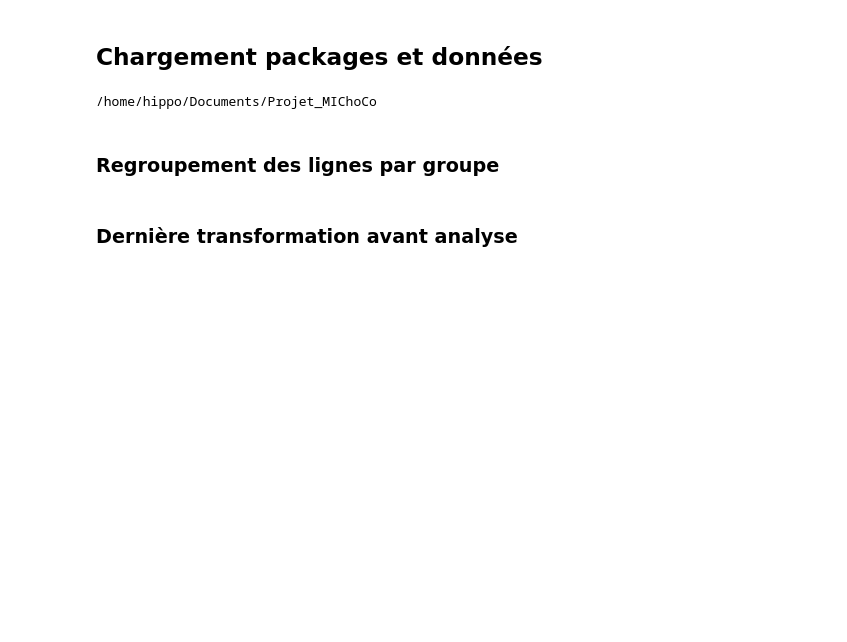
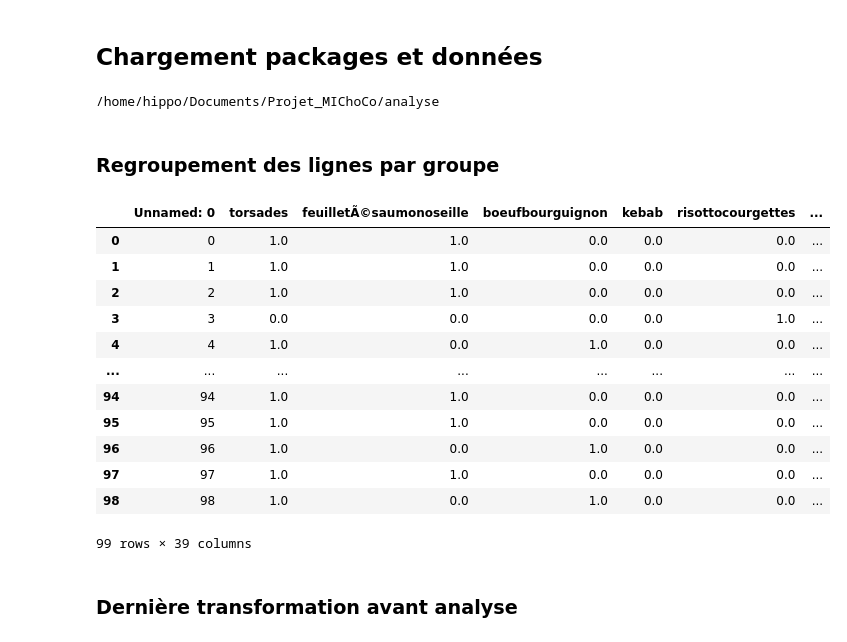
Before and after one commit to hippolyte456/Projet_MIChoCo, a Jupyter notebook: analyse/analyse_influence_sociale.ipynb, the cells around one changed output. Saved outputs shown, nothing was run; the diff lists cells and outputs as text; code cells hidden in the pictures; blank space fills up the shorter version.

```diff
--- a/analyse/analyse_influence_sociale.ipynb
+++ b/analyse/analyse_influence_sociale.ipynb
@@ -11,11 +11,11 @@ import math
 import re
 print(os.getcwd())
 
-file_in1 = 'data_CROUS/preprocessed_hippo/merged_21_octobre.csv'
-file_in2 = 'data_CROUS/preprocessed_hippo/choix_21_octobre_clean.csv'
+file_in1 = '../trash/merged_21_octobre.csv'
+file_in2 = '../trash/choix_21_octobre_clean.csv'
 #on recueillera tous les resultats d'analyses dans un fichier texte de sortie
 file_out = ''
 # %% [output]
-/home/hippo/Documents/Projet_MIChoCo
+/home/hippo/Documents/Projet_MIChoCo/analyse
 # %%
 merged = pd.read_csv(file_in1, sep=",", encoding='latin-1')
@@ -23,5 +23,21 @@ choix = pd.read_csv(file_in2, sep=";", encoding='latin-1')
 # %% [markdown]
 ### Regroupement des lignes par groupe
+# %%
+choix
+# %% [output]
+|  | Unnamed: 0 | torsades | feuilletÃ©saumonoseille | boeufbourguignon | kebab | risottocourgettes | ... |
+| 0 | 0 | 1.0 | 1.0 | 0.0 | 0.0 | 0.0 | ... |
+| 1 | 1 | 1.0 | 1.0 | 0.0 | 0.0 | 0.0 | ... |
+| 2 | 2 | 1.0 | 1.0 | 0.0 | 0.0 | 0.0 | ... |
+| 3 | 3 | 0.0 | 0.0 | 0.0 | 0.0 | 1.0 | ... |
+| 4 | 4 | 1.0 | 0.0 | 1.0 | 0.0 | 0.0 | ... |
+| ... | ... | ... | ... | ... | ... | ... | ... |
+| 94 | 94 | 1.0 | 1.0 | 0.0 | 0.0 | 0.0 | ... |
+| 95 | 95 | 1.0 | 1.0 | 0.0 | 0.0 | 0.0 | ... |
+| 96 | 96 | 1.0 | 0.0 | 1.0 | 0.0 | 0.0 | ... |
+| 97 | 97 | 1.0 | 1.0 | 0.0 | 0.0 | 0.0 | ... |
+| 98 | 98 | 1.0 | 0.0 | 1.0 | 0.0 | 0.0 | ... |
+99 rows × 39 columns
 # %% [markdown]
 ### Dernière transformation avant analyse
 # %%
```
Also changed, not shown: parts of 5 cells of this notebook.
